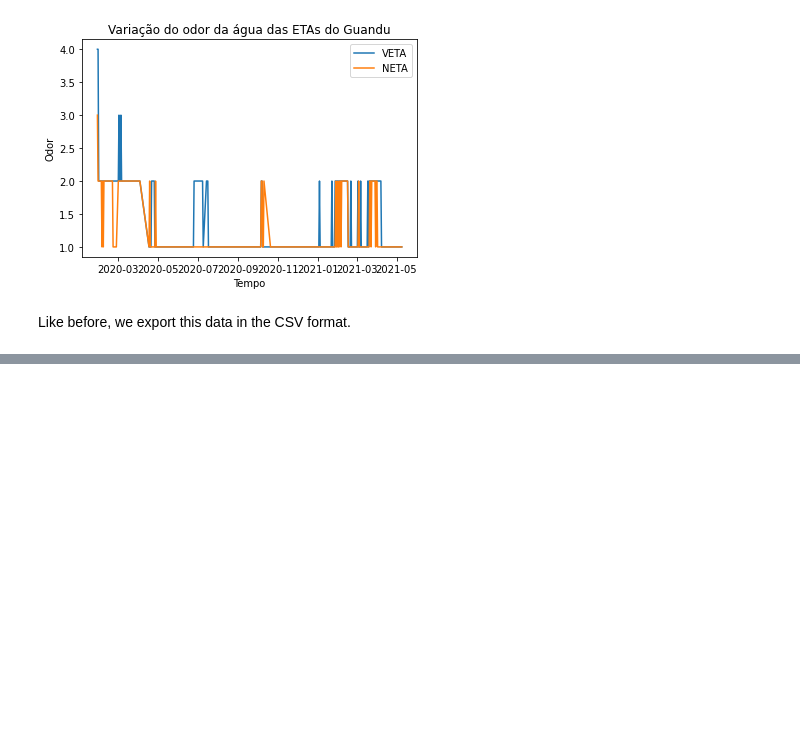
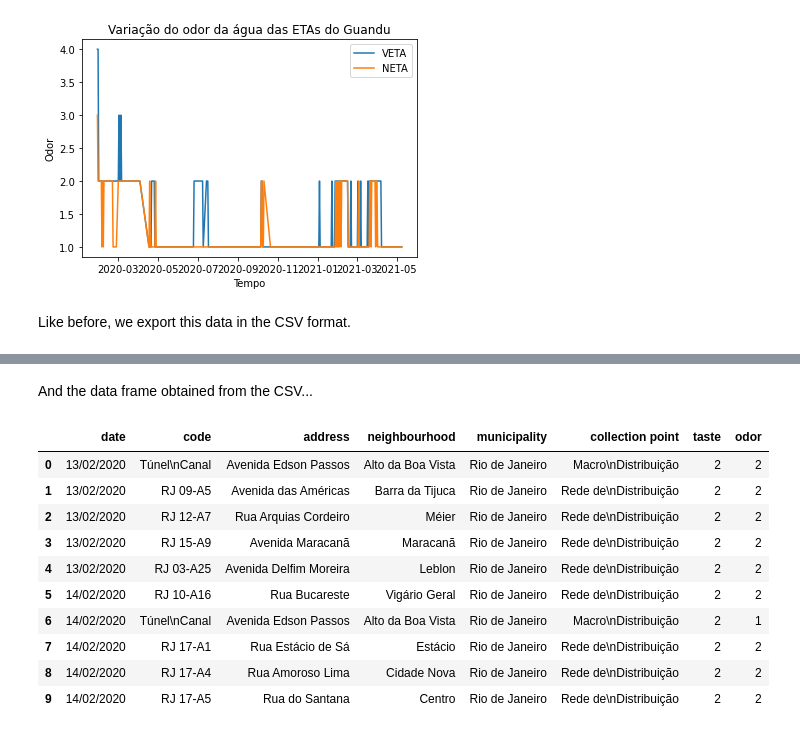
Before and after one commit to guidanoli/inf1032, a Jupyter notebook: cedae.ipynb, the cells around one changed output, grey strips where cells are left out. Cells and saved outputs as stored; diff of their text form; code cells hidden in the pictures; blank space fills up the shorter version.

```diff
--- a/cedae.ipynb
+++ b/cedae.ipynb
@@ -452,0 +502,16 @@ tno_df.to_csv('taste-and-odor.csv', index=False)
+# %% [markdown]
+And the data frame obtained from the CSV...
+# %%
+tno_net_dfs[2020][0][:10]
+# %% [output]
+|  | date | code | address | neighbourhood | municipality | collection point | taste | odor |
+| 0 | 13/02/2020 | Túnel\nCanal | Avenida Edson Passos | Alto da Boa Vista | Rio de Janeiro | Macro\nDistribuição | 2 | 2 |
+| 1 | 13/02/2020 | RJ 09-A5 | Avenida das Américas | Barra da Tijuca | Rio de Janeiro | Rede de\nDistribuição | 2 | 2 |
+| 2 | 13/02/2020 | RJ 12-A7 | Rua Arquias Cordeiro | Méier | Rio de Janeiro | Rede de\nDistribuição | 2 | 2 |
+| 3 | 13/02/2020 | RJ 15-A9 | Avenida Maracanã | Maracanã | Rio de Janeiro | Rede de\nDistribuição | 2 | 2 |
+| 4 | 13/02/2020 | RJ 03-A25 | Avenida Delfim Moreira | Leblon | Rio de Janeiro | Rede de\nDistribuição | 2 | 2 |
+| 5 | 14/02/2020 | RJ 10-A16 | Rua Bucareste | Vigário Geral | Rio de Janeiro | Rede de\nDistribuição | 2 | 2 |
+| 6 | 14/02/2020 | Túnel\nCanal | Avenida Edson Passos | Alto da Boa Vista | Rio de Janeiro | Macro\nDistribuição | 2 | 1 |
+| 7 | 14/02/2020 | RJ 17-A1 | Rua Estácio de Sá | Estácio | Rio de Janeiro | Rede de\nDistribuição | 2 | 2 |
+| 8 | 14/02/2020 | RJ 17-A4 | Rua Amoroso Lima | Cidade Nova | Rio de Janeiro | Rede de\nDistribuição | 2 | 2 |
+| 9 | 14/02/2020 | RJ 17-A5 | Rua do Santana | Centro | Rio de Janeiro | Rede de\nDistribuição | 2 | 2 |
```
Also changed, not shown: parts of 26 cells of this notebook, 2 other files.
